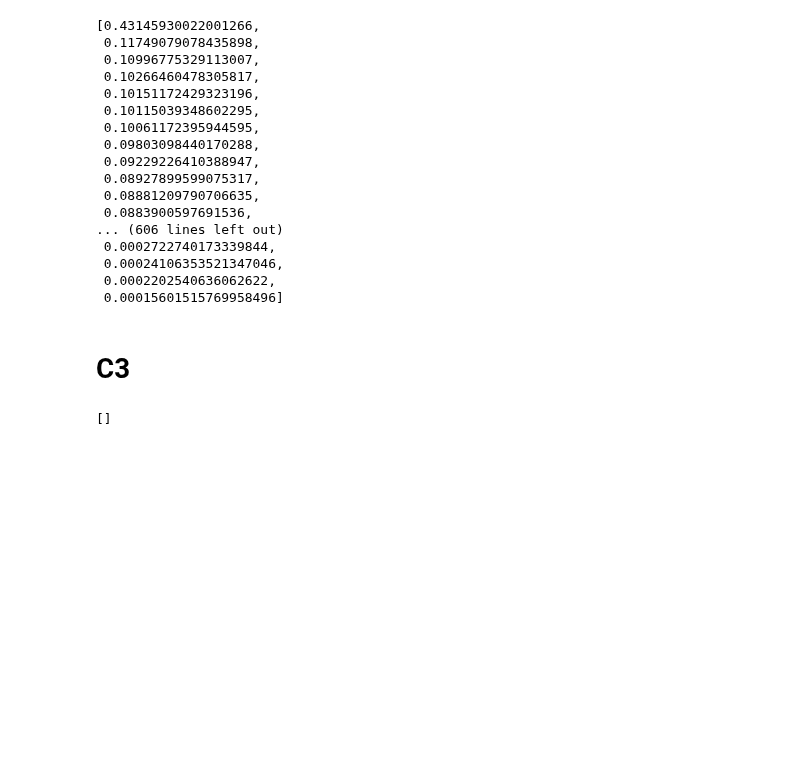
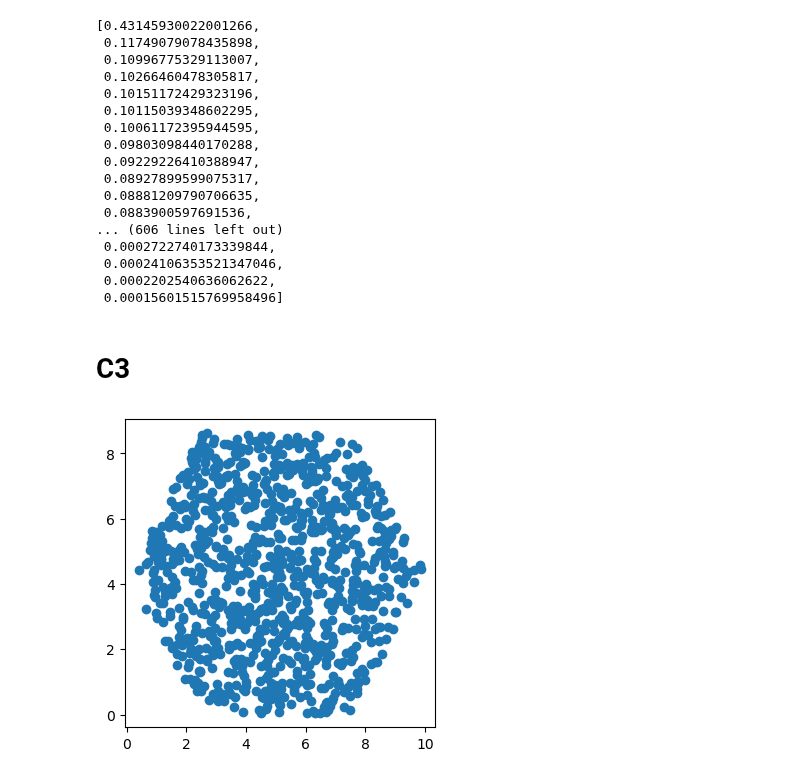
Before and after one commit to kyleormsby/persistent-symmetry, a Jupyter notebook: studentDemos/Olivia_demos/fund_domain.ipynb, the cells around one changed output. Cells and saved outputs as stored; diff of their text form; code cells hidden in the pictures; blank space fills up the shorter version.

```diff
--- a/studentDemos/Olivia_demos/fund_domain.ipynb
+++ b/studentDemos/Olivia_demos/fund_domain.ipynb
@@ -228,7 +228,7 @@ def distance_C4(x, y, a):
     for y_new in Y:
         distances.append(dist(x,y_new))
 
-    return min(distances)
+    return distances
 # %%
 def generate_c4_isoms(n_isos, x_translate, y_translate):
     a = list(x_translate * np.random.random(n_isos))
@@ -357,4 +379,0 @@ for i in range(2*1000):
-# %%
-hexagon
-# %% [output]
-[]
@@ -363,9 +380,16 @@ generate_c3_isoms(1000, 1)
 # %%
-hexagon = generate_c3_isoms(1000, 1)
+hexagon = generate_c3_isoms(1000, 5)
 
 X = []
 Y = []
 for i in range(len(hexagon)):
-    X.append(X[i])
-    Y.append(Y[i])
+    X.append(hexagon[i][0])
+    Y.append(hexagon[i][1])
+
+fig = plt.figure(figsize = (4, 4))
+ax = plt.axes()
+ax.scatter(X, Y)
+plt.show()
+# %% [output]
+[figure, added]
 # %%
```
Also changed, not shown: parts of 9 cells of this notebook.
